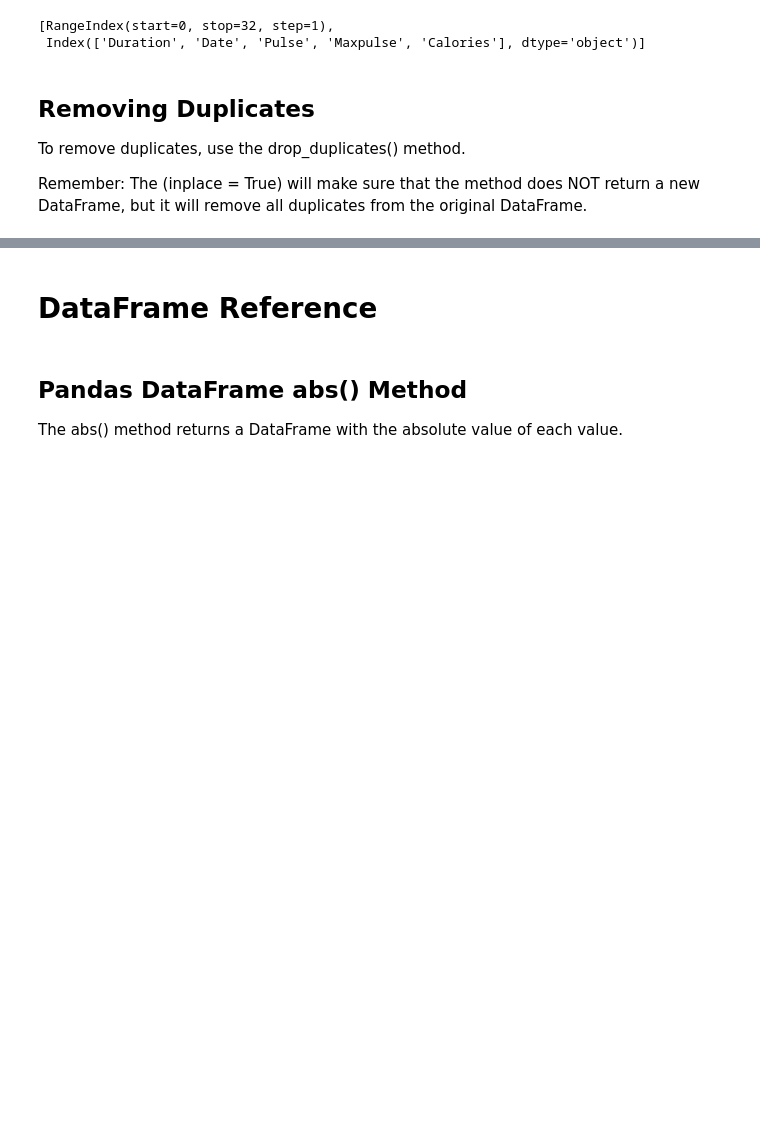
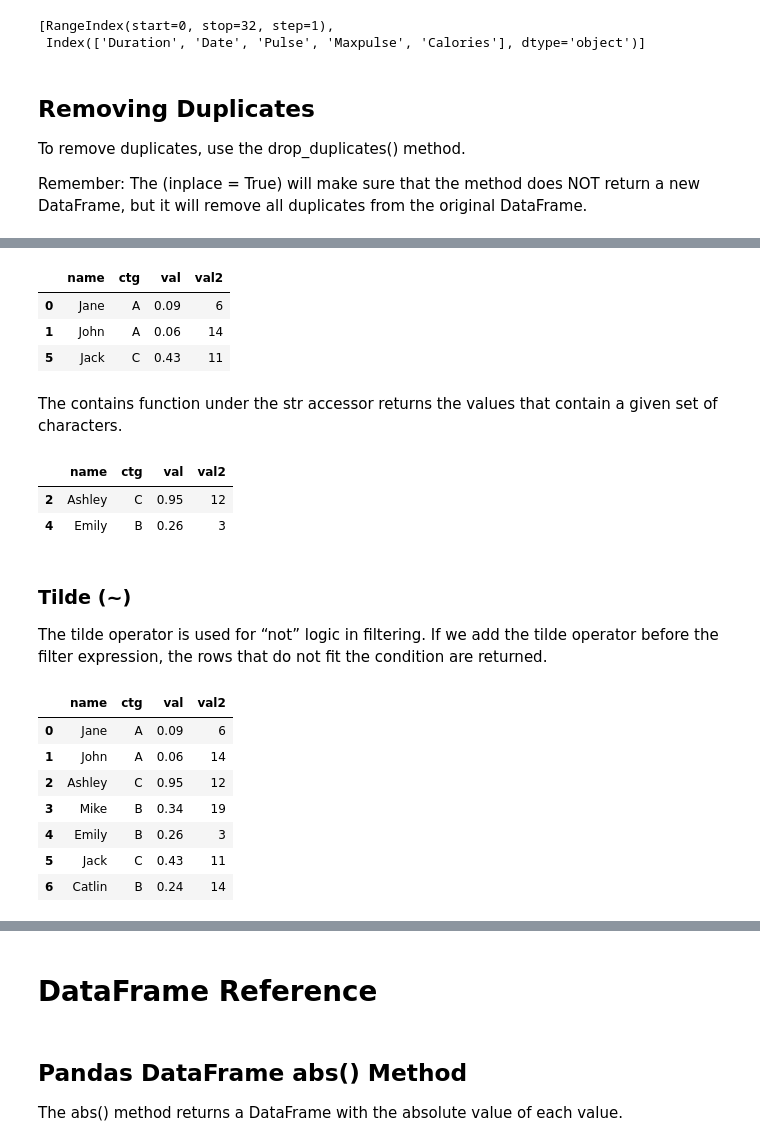
Before and after one commit to alinemati45/Python-Tutorial, a Jupyter notebook: Pandas .ipynb, the cells around one changed output, grey strips where cells are left out. Drawn from its saved outputs; the diff is of its cells as text; code cells hidden in the pictures; blank space fills up the shorter version.

```diff
--- a/Pandas .ipynb
+++ b/Pandas .ipynb
@@ -553,0 +618,29 @@ df.drop_duplicates(inplace = True)
+# %%
+df[df.name.str.startswith('J')]
+# %% [output]
+|  | name | ctg | val | val2 |
+| 0 | Jane | A | 0.09 | 6 |
+| 1 | John | A | 0.06 | 14 |
+| 5 | Jack | C | 0.43 | 11 |
+# %% [markdown]
+The contains function under the str accessor returns the values that contain a given set of characters.
+# %%
+df[df.name.str.contains('y')]
+# %% [output]
+|  | name | ctg | val | val2 |
+| 2 | Ashley | C | 0.95 | 12 |
+| 4 | Emily | B | 0.26 | 3 |
+# %% [markdown]
+### Tilde (~)
+The tilde operator is used for “not” logic in filtering. If we add the tilde operator before the filter expression, the rows that do not fit the condition are returned.
+# %%
+df[~df.name.str.startswith('y')]
+# %% [output]
+|  | name | ctg | val | val2 |
+| 0 | Jane | A | 0.09 | 6 |
+| 1 | John | A | 0.06 | 14 |
+| 2 | Ashley | C | 0.95 | 12 |
+| 3 | Mike | B | 0.34 | 19 |
+| 4 | Emily | B | 0.26 | 3 |
+| 5 | Jack | C | 0.43 | 11 |
+| 6 | Catlin | B | 0.24 | 14 |
```
Also changed, not shown: parts of 26 cells of this notebook.
